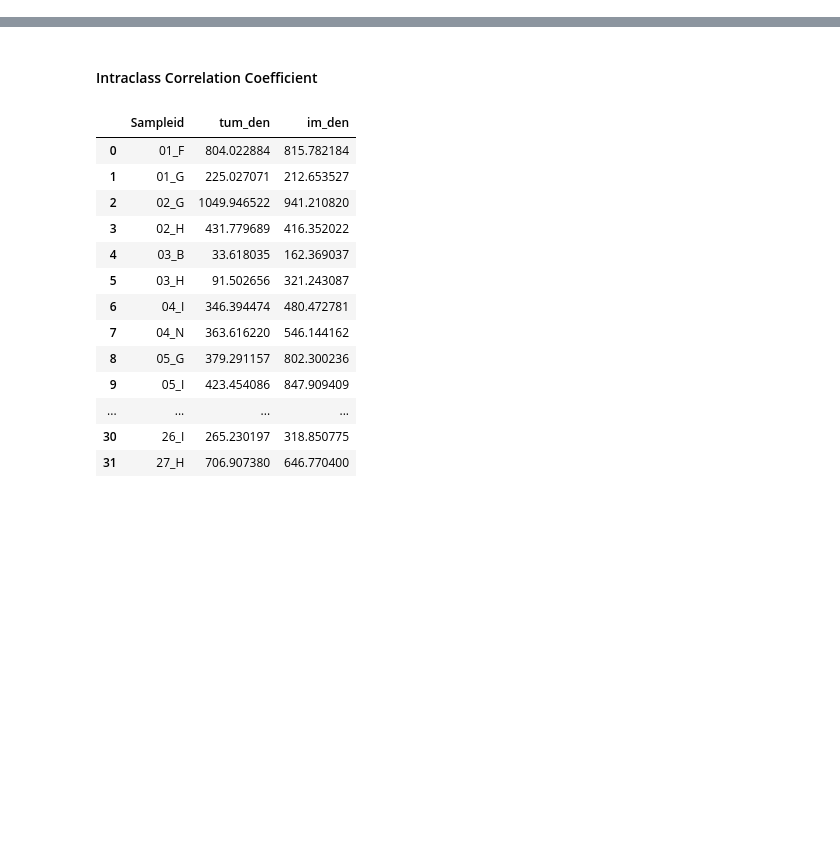
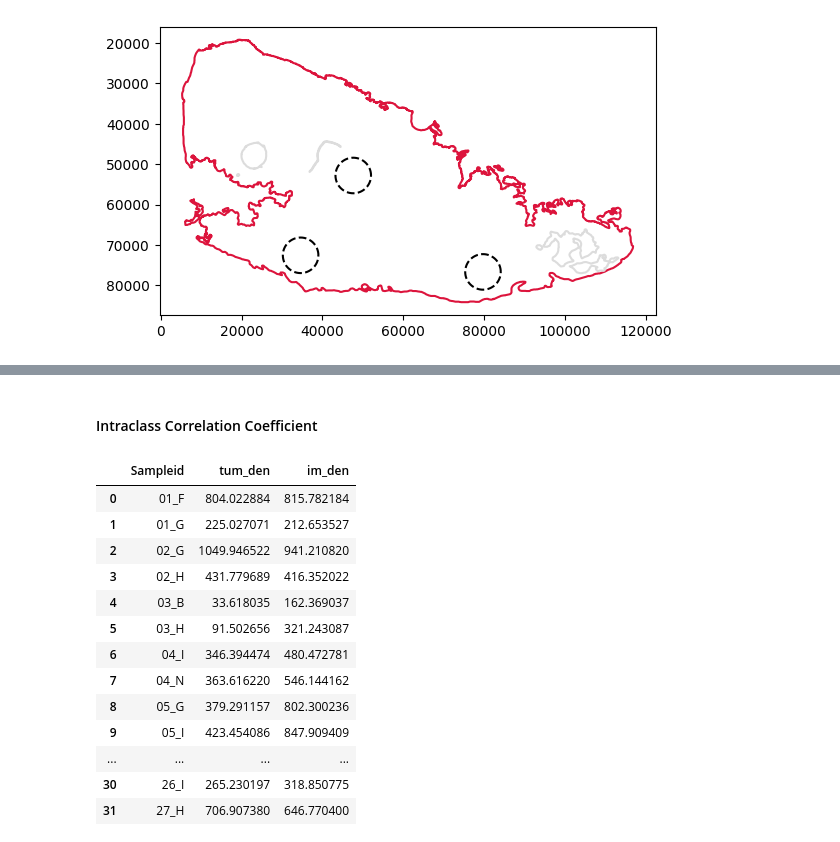
Before and after one commit to M-Fotheringham/Whole-Slide_vs_TMA_Sampling, a Jupyter notebook: src/SimuSamp/scripts/simulated_TMA.ipynb, the cells around one changed output, grey strips where cells are left out. Drawn from its saved outputs; the diff is of its cells as text; code cells hidden in the pictures; blank space fills up the shorter version.

```diff
--- a/src/SimuSamp/scripts/simulated_TMA.ipynb
+++ b/src/SimuSamp/scripts/simulated_TMA.ipynb
@@ -56,0 +43,28 @@ sim_data
+# %%
+tum = spatdat.subset_annotation("tumour")
+im = spatdat.subset_annotation("outer_IM")
+tum_cores = sim_data["Cores"][0]
+im_cores = sim_data["Cores"][1]
+# %%
+def plot_cores(cores, tum_anno, im_anno=None):
+    # if multipolygon...
+    if im_anno is not None:
+        for geom in im_anno.geoms:
+            plt.plot(*geom.exterior.xy, color="green")
+            for interior in geom.interiors:
+                plt.plot(*interior.xy, color="gainsboro")
+
+    for geom in tum_anno.geoms:
+        plt.plot(*geom.exterior.xy, color="crimson")
+        for interior in geom.interiors:
+            plt.plot(*interior.xy, color="gainsboro")
+
+    for geom in cores.geoms:
+        plt.plot(*geom.exterior.xy, color="black", linestyle="--")
+
+    plt.gca().set_aspect("equal")
+    plt.gca().invert_yaxis()
+# %%
+plot_cores(tum_cores, tum)
+# %% [output]
+[figure, added]
```
Also changed, not shown: parts of 4 cells of this notebook, 1 other file.
